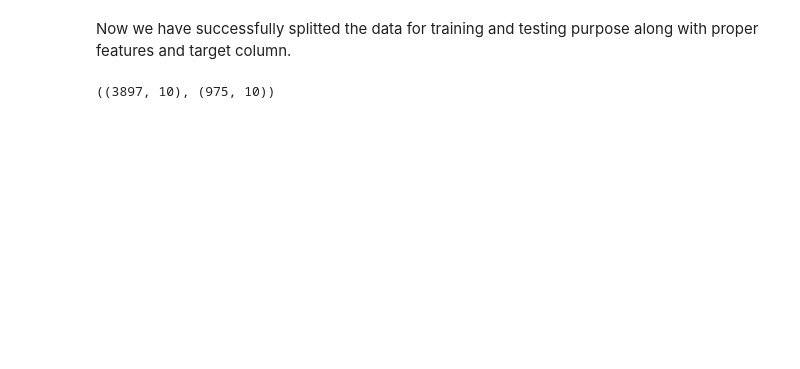
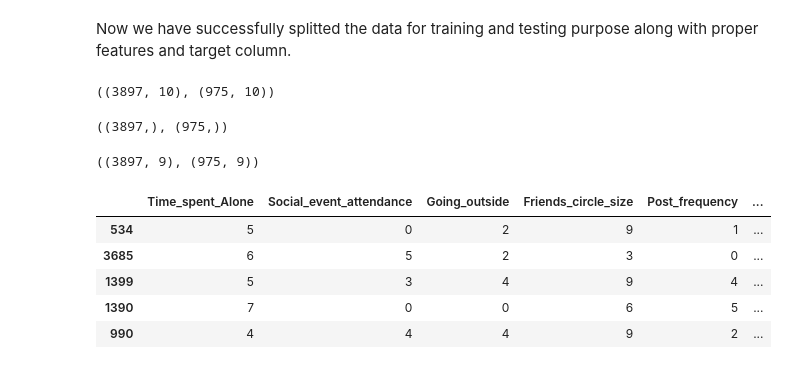
Before and after one commit to rizz045/Predicting-Personality-Traits-Using-Social-Behavior-Patterns, a Jupyter notebook: Personality_Prediction_Using_ML.ipynb, the cells around one changed output. Saved outputs shown, nothing was run; the diff lists cells and outputs as text; code cells hidden in the pictures; blank space fills up the shorter version.

```diff
--- a/Personality_Prediction_Using_ML.ipynb
+++ b/Personality_Prediction_Using_ML.ipynb
@@ -244,0 +241,23 @@ train
+# %%
+# Getting training and testing validation data
+y_train = train_data.pop("Personality")
+y_test = test_data.pop("Personality")
+
+y_train.shape, y_test.shape
+# %% [output]
+((3897,), (975,))
+# %%
+# Getting training and testing data of feature part
+x_train, x_test = train_data, test_data
+x_train.shape, x_test.shape
+# %% [output]
+((3897, 9), (975, 9))
+# %%
+x_train.head()
+# %% [output]
+|  | Time_spent_Alone | Social_event_attendance | Going_outside | Friends_circle_size | Post_frequency | ... |
+| 534 | 5 | 0 | 2 | 9 | 1 | ... |
+| 3685 | 6 | 5 | 2 | 3 | 0 | ... |
+| 1399 | 5 | 3 | 4 | 9 | 4 | ... |
+| 1390 | 7 | 0 | 0 | 6 | 5 | ... |
+| 990 | 4 | 4 | 4 | 9 | 2 | ... |
```
Also changed, not shown: parts of 5 cells of this notebook.
